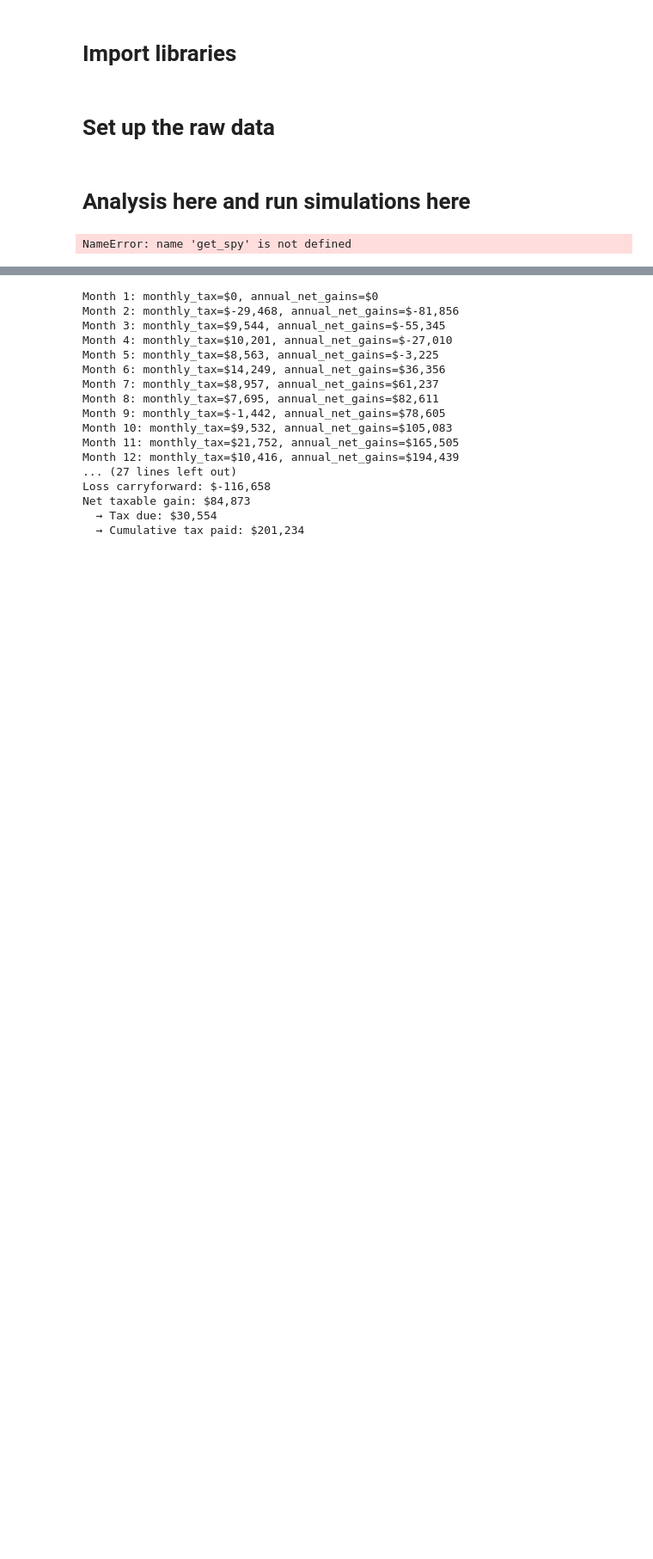
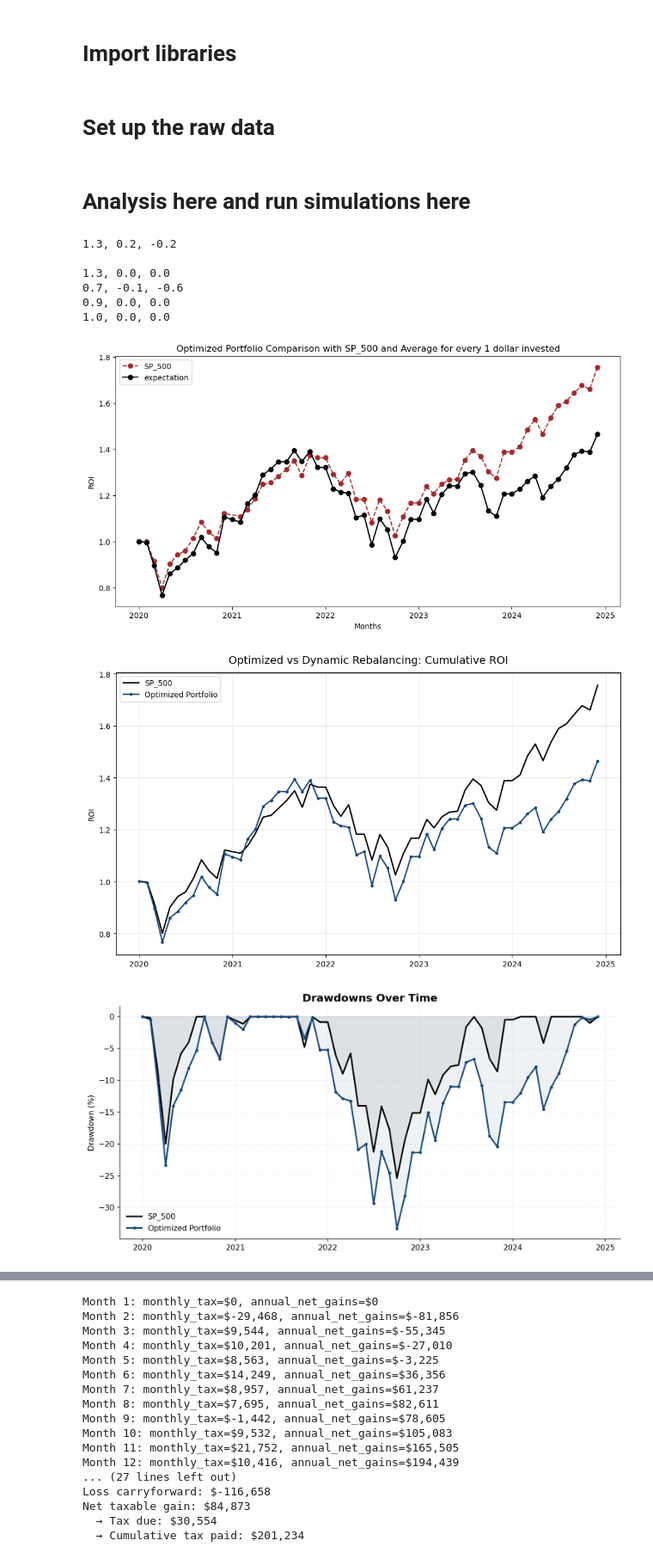
Before and after one commit to vincentbatten27/Multi-Factor_Investing, a Jupyter notebook: Multi_Factor_Fall_25/Run simulator.ipynb, the cells around one changed output, grey strips where cells are left out. Shown at 86% size. Cells and saved outputs as stored; diff of their text form; code cells hidden in the pictures; blank space fills up the shorter version.

```diff
--- a/Multi_Factor_Fall_25/Run simulator.ipynb
+++ b/Multi_Factor_Fall_25/Run simulator.ipynb
@@ -342,5 +363,3 @@ def simulator(beta1,beta2,beta3,begin,final,budget,number):
     opt_portf_weights
     global port_betas
     opt_portf_weights
-# %%
-oos1_list,oos1_list_yearly,oos1_average=monte_carlo_simulation(1,1, 0, 0 ,'rebalance',3,5, 'dry')
@@ -1751,15 +1752,7 @@ def performance_metrics(df_roi,periods_per_year):
     }).T
     return(stats)
 # %%
-def analyze_portfolios(df_roi,periods_per_year):
-    """
-    df_roi: DataFrame of portfolio / index values (NOT returns),
-            index = DateTimeIndex (monthly), columns = portfolios
-    """
-
-    # ------------------------------------------------------------
-    # 0) Hard-code risk-free rate (2020-01-01 to 2024-12-01 period)
-    #    -> Set this to whatever annualized rate you computed for that window.
+def analyze_portfolios(df_roi,periods_per_year, rebal_freq):
 
     start = str(df_roi.index[0])
     end   = str(df_roi.index[-1])
@@ -1948,5 +1941,8 @@ def analyze_portfolios(df_roi,periods_per_year):
 
     plt.tight_layout()
     #plt.show()
-
+    if rebal_freq == 'm':
+        plot_monthly_betas()
+    else:
+        plot_yearly_betas()
     return monthly_ret, stats
@@ -2229,11 +2273,19 @@ new_data1, indexgspc1, spy_yoy_tickers1 = run_sp500_data()
 # %%
 # y = yearly rebalancing
 # m = monthly rebalancing
 # dry = dynamic rebalancing yearly
 # drm = dynamic rebalancing monthly
-
+# cv =  Cross Validation strategies & dynamic monthly rebalancing
 oos1_list,oos1_list_yearly,oos1_average=monte_carlo_simulation(1,1, 0, 0 ,'rebalance',3,5, 'dry')
-avg_drm = final_visual()
-analyze_portfolios(avg_drm,12)
+avg_dry = final_visual()
+analyze_portfolios(avg_dry,12,'m')
 # %% [output]
-NameError: name 'get_spy' is not defined
+1.3, 0.2, -0.2
+
+1.3, 0.0, 0.0
+0.7, -0.1, -0.6
+0.9, 0.0, 0.0
+1.0, 0.0, 0.0
+[figure, added]
+[figure, added]
+[figure, added]
```
Also changed, not shown: parts of 22 cells of this notebook, 22 other files.
